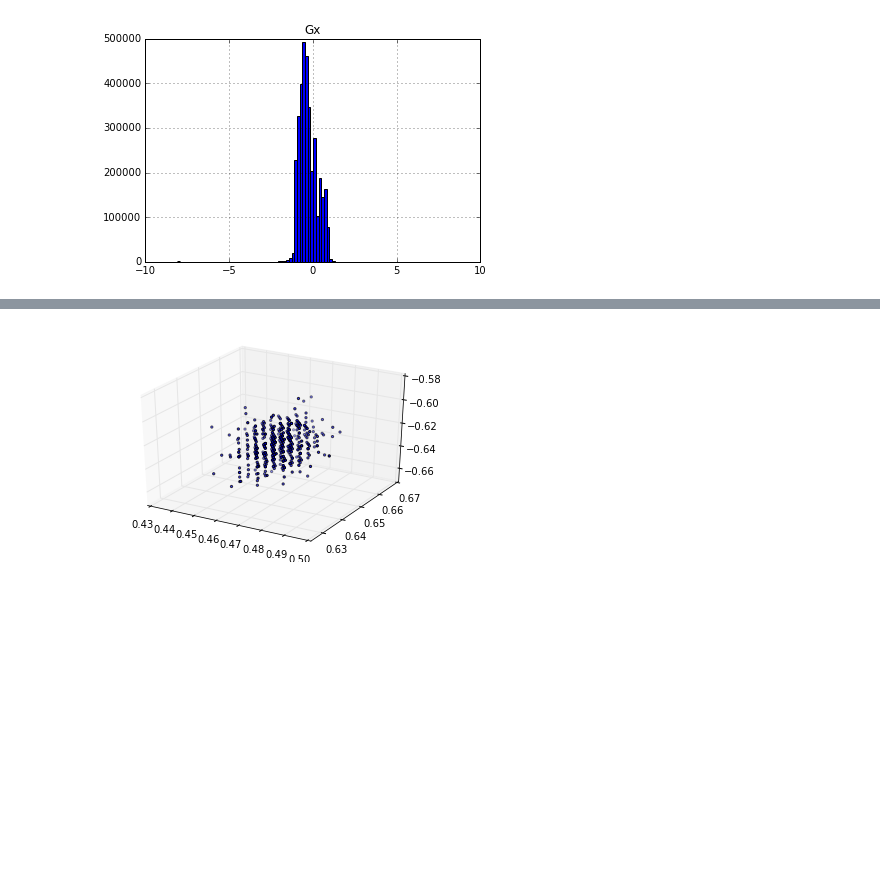
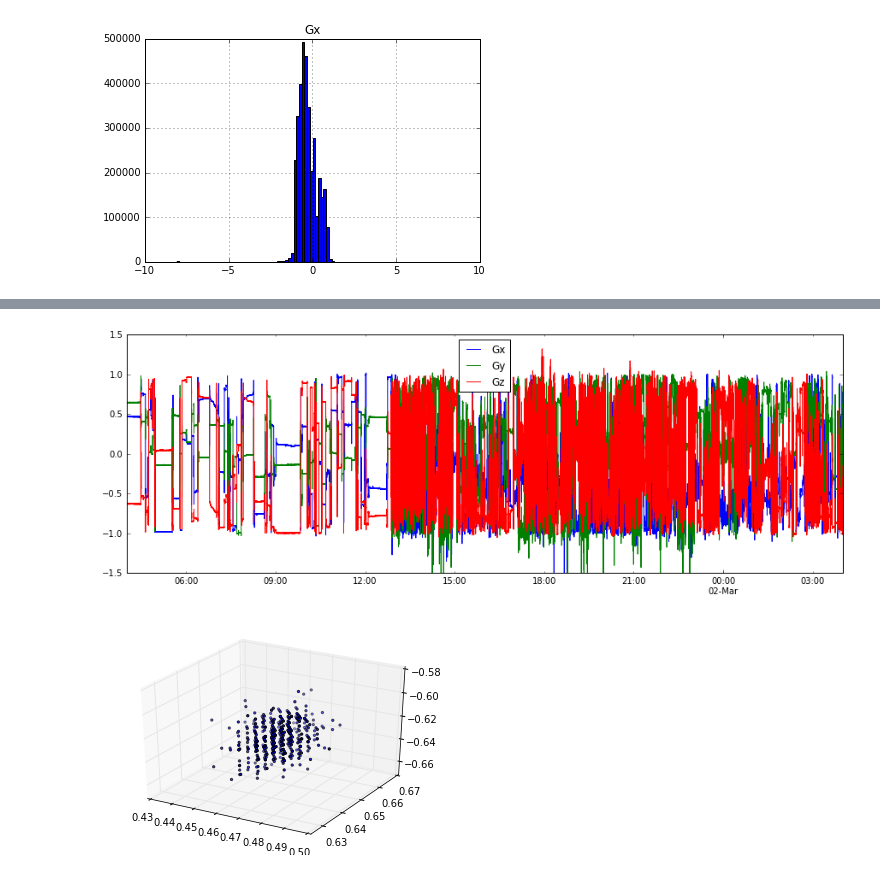
Before and after one commit to wadpac/hsmm4acc, a Jupyter notebook: notebooks/explorative/ExploreData.ipynb, the cells around one changed output, grey strips where cells are left out. Drawn from its saved outputs; the diff is of its cells as text; code cells hidden in the pictures; blank space fills up the shorter version.

```diff
--- a/notebooks/explorative/ExploreData.ipynb
+++ b/notebooks/explorative/ExploreData.ipynb
@@ -47,3 +58,12 @@ plt.show()
+# %%
+fig, ax = plt.subplots(figsize=(15, 5))
+#day1_40Hz[::40].plot(ax=ax)
+day1_40Hz.resample('1S').mean().plot(ax=ax)
+plt.ylim(-1.5, 1.5)
+#plt.legend()
+plt.show()
+# %% [output]
+[figure, added]
 # %%
 a_x = day1_40Hz['Gx']
 a_y = day1_40Hz['Gy']
```
Also changed, not shown: parts of 4 cells of this notebook, 6 other files.
